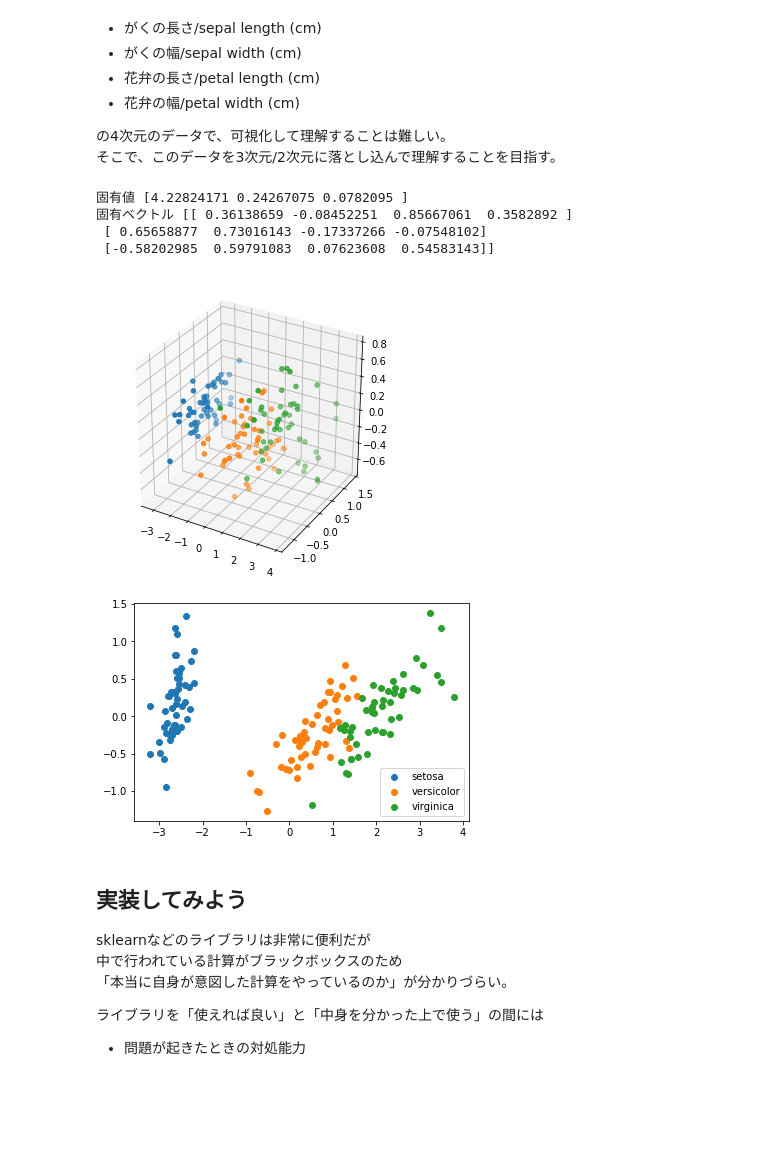
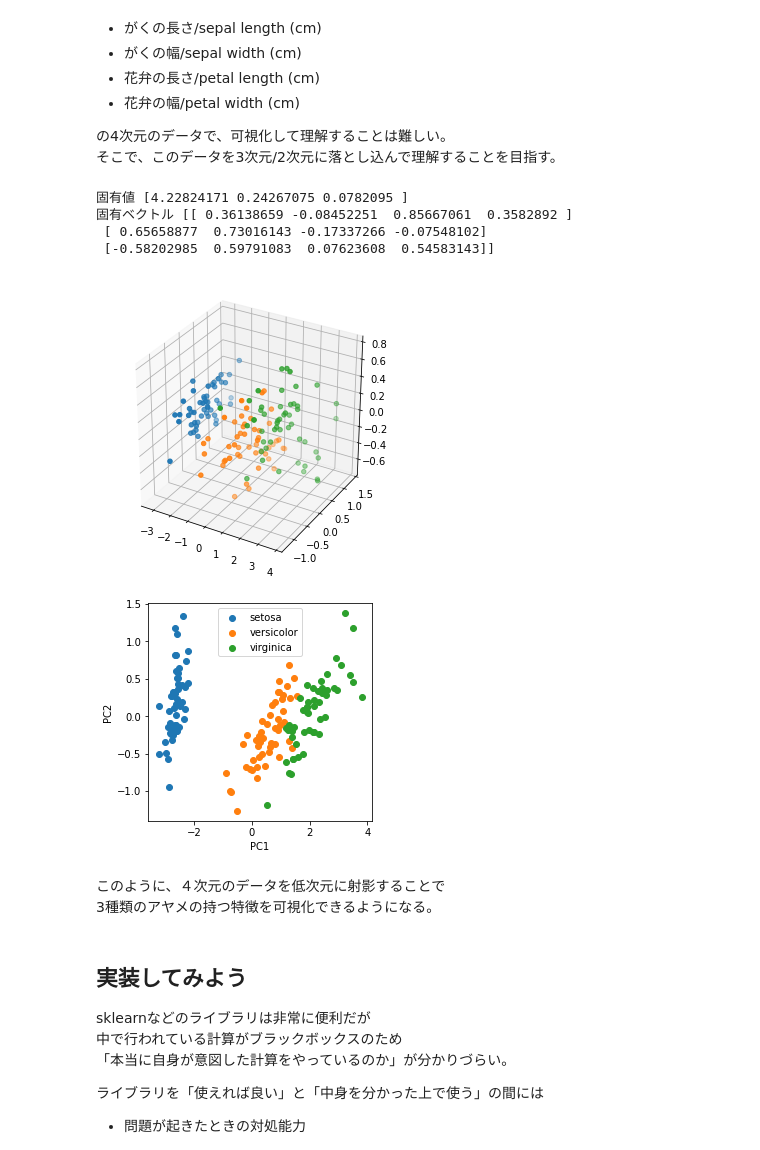
Before and after one commit to SotaYoshida/Lecture_DataScience, a Jupyter notebook: notebooks/Python_misc_PCA.ipynb, the cells around one changed output. Cells and saved outputs as stored; diff of their text form; code cells hidden in the pictures; blank space fills up the shorter version.

```diff
--- a/notebooks/Python_misc_PCA.ipynb
+++ b/notebooks/Python_misc_PCA.ipynb
@@ -193,34 +193,39 @@ res = pca.fit_transform(features)
 print("固有値",pca.explained_variance_)
 print("固有ベクトル",pca.components_)
 #描画
 fig = plt.figure(figsize = (4, 4))
 ax = Axes3D(fig)
 for label in np.unique(targets):
     p = ax.scatter(res[targets == label, 0],
                    res[targets == label, 1],
                    res[targets == label, 2],
                    marker = 'o', s = 20)
 plt.show()
 plt.close()
 
 # PCA関数の使用 (2次元)
 pca = PCA(n_components=2)
 pca.fit(features)
 res = pca.fit_transform(features)
 
 #描画
+fig = plt.figure(figsize = (4, 4))
+plt.xlabel("PC1"); plt.ylabel("PC2")
 for label in np.unique(targets):
     plt.scatter(res[targets == label, 0],res[targets == label, 1],label=target_names[label])
 plt.legend()
 plt.show()
 plt.close()
 # %% [output]
 固有値 [4.22824171 0.24267075 0.0782095 ]
 固有ベクトル [[ 0.36138659 -0.08452251  0.85667061  0.3582892 ]
  [ 0.65658877  0.73016143 -0.17337266 -0.07548102]
  [-0.58202985  0.59791083  0.07623608  0.54583143]]
 [figure]
-[figure, old version]
+[figure, new version]
+# %% [markdown]
+このように、４次元のデータを低次元に射影することで
+3種類のアヤメの持つ特徴を可視化できるようになる。
 # %% [markdown]
 ## 実装してみよう
 
```
Also changed, not shown: parts of 8 cells of this notebook.
